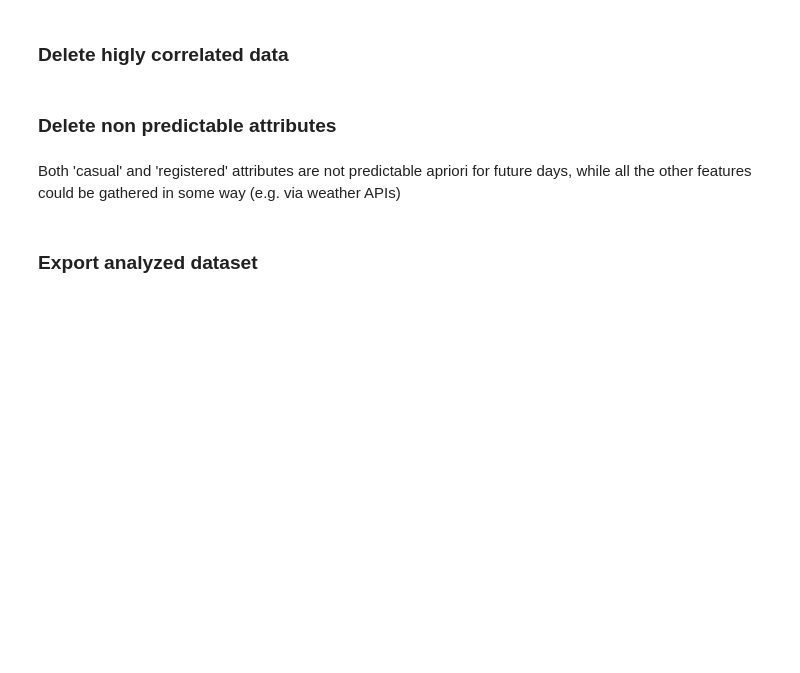
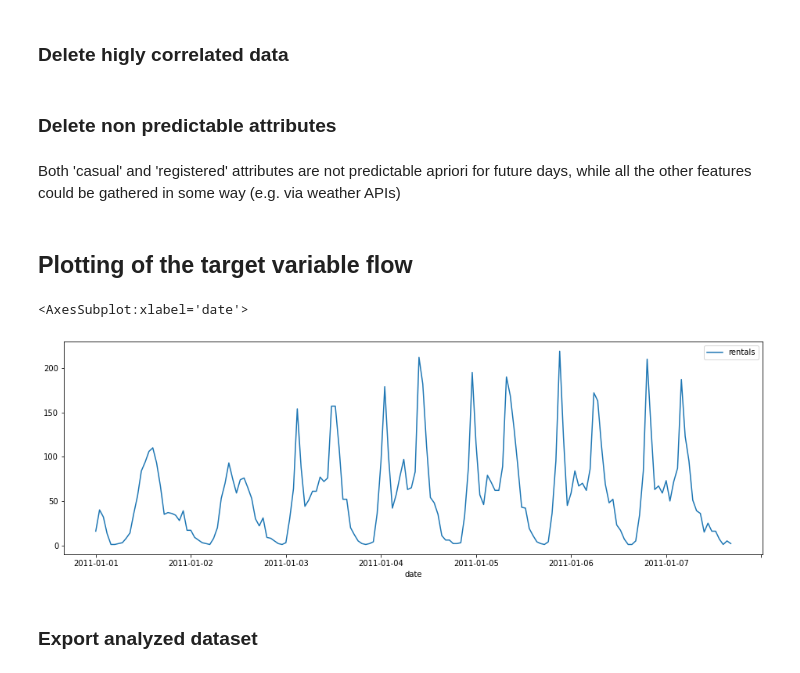
Before and after one commit to enricollen/bike-rental-demand-prediction, a Jupyter notebook: data_analysis.ipynb, the cells around one changed output. Saved outputs shown, nothing was run; the diff lists cells and outputs as text; code cells hidden in the pictures; blank space fills up the shorter version.

```diff
--- a/data_analysis.ipynb
+++ b/data_analysis.ipynb
@@ -90,6 +90,13 @@ df.drop('atemp',axis=1,inplace=True)
 Both 'casual' and 'registered' attributes are not predictable apriori for future days, while all the other features could be gathered in some way (e.g. via weather APIs)
 # %%
 df.drop(['casual', 'registered'],axis=1,inplace=True)
+# %% [markdown]
+## Plotting of the target variable flow
+# %%
+df[:24*7].plot(x='date', y='rentals', figsize=[16,5])
+# %% [output]
+<AxesSubplot:xlabel='date'>
+[figure, added]
 # %% [markdown]
 ### Export analyzed dataset
 # %%
```
Also changed, not shown: 2 other files.
